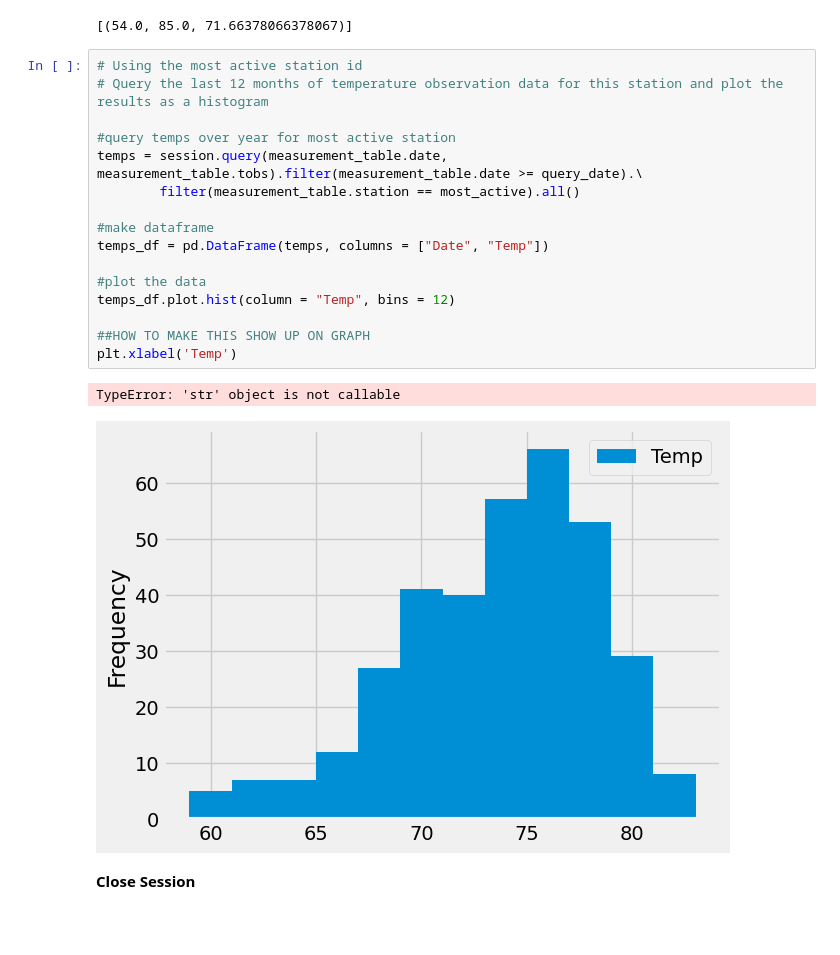
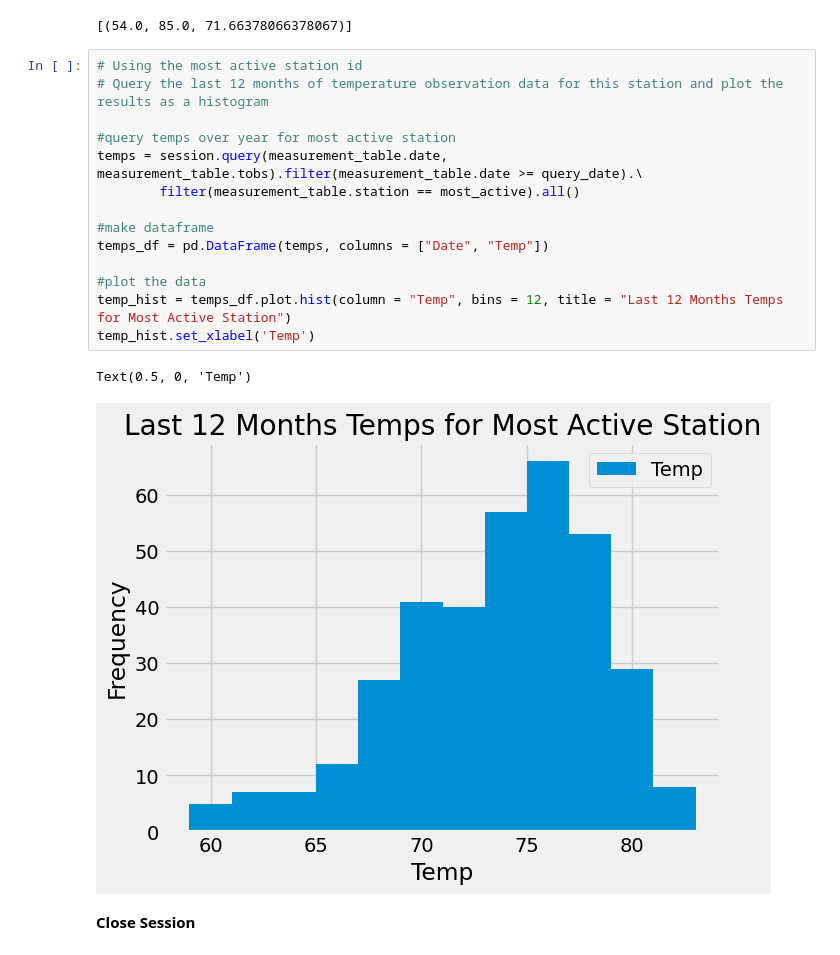
Before and after one commit to m-janssens-boop/sqlalchemy_challenge, a Jupyter notebook: SurfsUp/climate_analysis.ipynb, the cells around one changed output. Saved outputs shown, nothing was run; the diff lists cells and outputs as text; blank space fills up the shorter version.

Commit message:
added title and x label to histogram

```diff
--- a/SurfsUp/climate_analysis.ipynb
+++ b/SurfsUp/climate_analysis.ipynb
@@ -152,22 +152,20 @@ info
 # %%
 # Using the most active station id
 # Query the last 12 months of temperature observation data for this station and plot the results as a histogram
 
 #query temps over year for most active station
 temps = session.query(measurement_table.date, measurement_table.tobs).filter(measurement_table.date >= query_date).\
         filter(measurement_table.station == most_active).all()
 
 #make dataframe
 temps_df = pd.DataFrame(temps, columns = ["Date", "Temp"])
 
 #plot the data
-temps_df.plot.hist(column = "Temp", bins = 12)
-
-##HOW TO MAKE THIS SHOW UP ON GRAPH
-plt.xlabel('Temp')
+temp_hist = temps_df.plot.hist(column = "Temp", bins = 12, title = "Last 12 Months Temps for Most Active Station")
+temp_hist.set_xlabel('Temp')
 # %% [output]
-TypeError: 'str' object is not callable
+Text(0.5, 0, 'Temp')
-[figure, old version]
+[figure, new version]
 # %% [markdown]
 **Close Session**
 # %%
```
Also changed, not shown: 1 other file.
